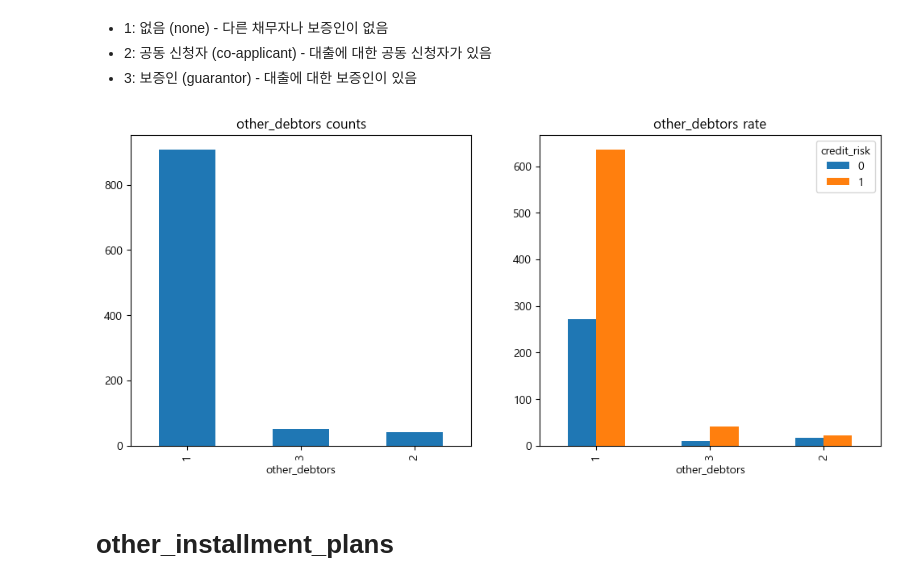
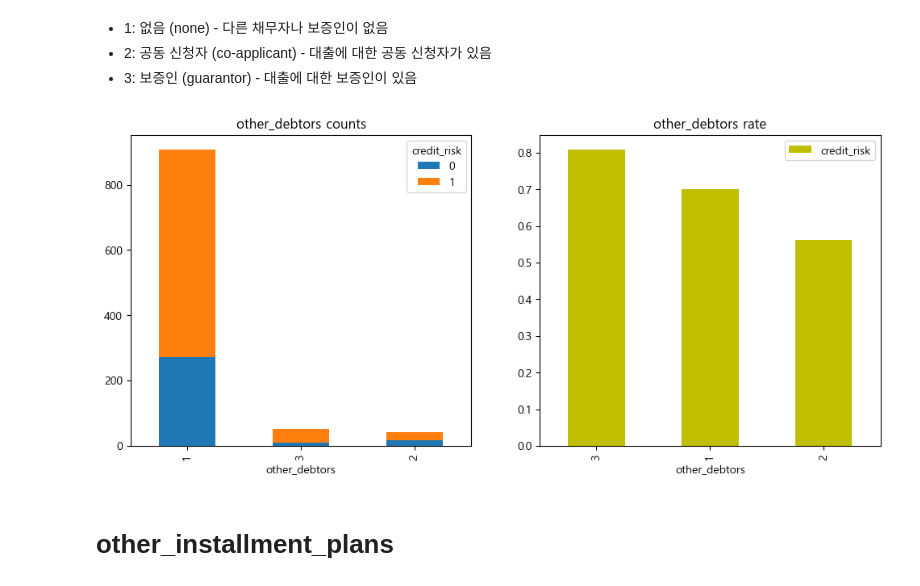
Before and after one commit to yunjihyung/South-German-Credit-Prediction, a Jupyter notebook: code.ipynb, the cells around one changed output. Saved outputs shown, nothing was run; the diff lists cells and outputs as text; code cells hidden in the pictures.

```diff
--- a/code.ipynb
+++ b/code.ipynb
@@ -229,14 +387,13 @@ a[1].set_title('personal_status_sex rate');
 + 3: 보증인 (guarantor) - 대출에 대한 보증인이 있음
 # %%
 f,a = plt.subplots(1,2,figsize = (12,5))
-df['other_debtors'].value_counts().plot.bar(ax = a[0])
 a[0].set_title('other_debtors counts')
-other_debtors_order = df['other_debtors'].value_counts().index  # 빈도 기준으로 정렬된 순서
-# 그룹화된 데이터를 빈도순으로 정렬하여 시각화
-df.groupby(by=['other_debtors', 'credit_risk']).size().unstack().loc[other_debtors_order].plot.bar(ax =a[1])
+other_debtors_order = df['other_debtors'].value_counts().index
+df.groupby(by=['other_debtors', 'credit_risk']).size().unstack().loc[other_debtors_order].plot.bar(ax =a[0],stacked = True)
+df[['other_debtors', 'credit_risk']].groupby(by=['other_debtors']).mean().sort_values(by = 'credit_risk',ascending = False).plot.bar(stacked=True,ax =a[1],color = 'y')
 a[1].set_title('other_debtors rate');
 # %% [output]
-[figure, old version]
+[figure, new version]
 # %% [markdown]
 # other_installment_plans
 # %% [markdown]
```
Also changed, not shown: parts of 61 cells of this notebook.
